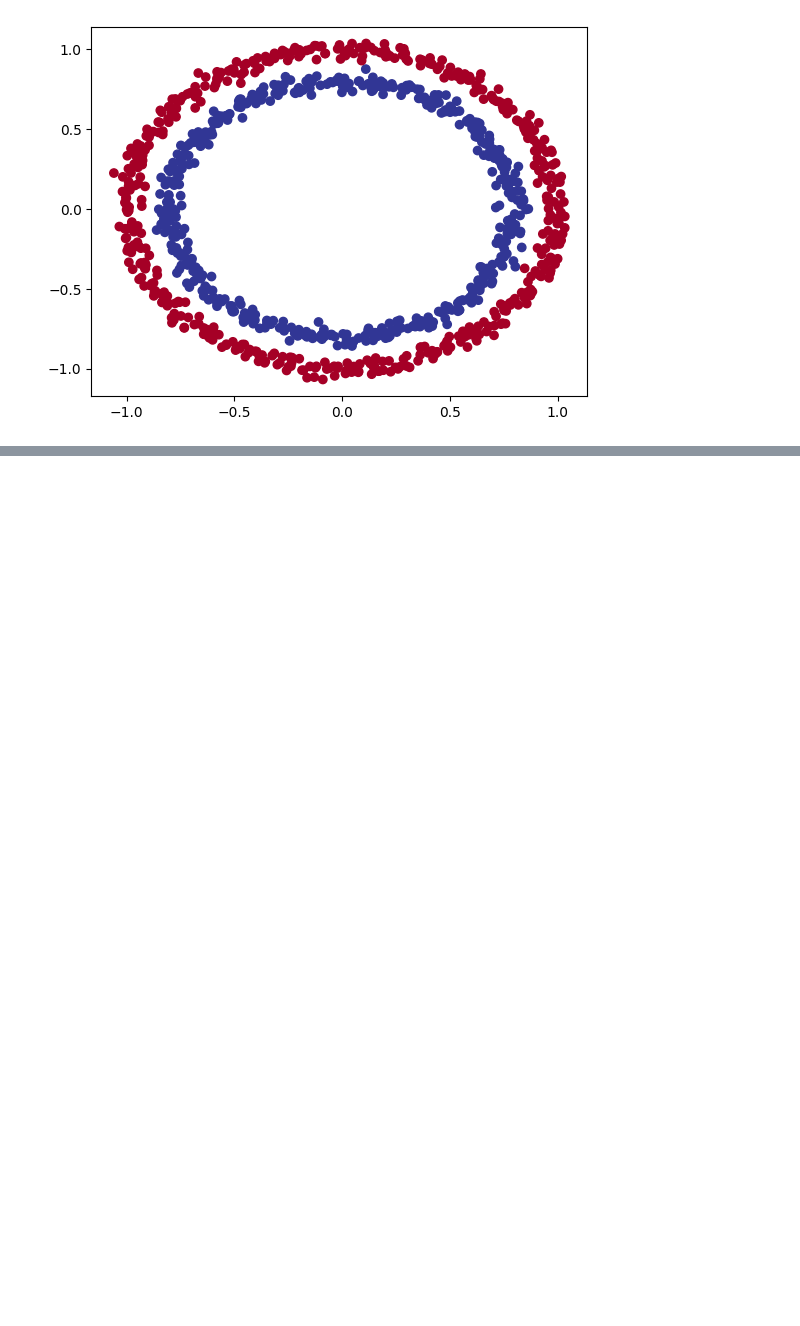
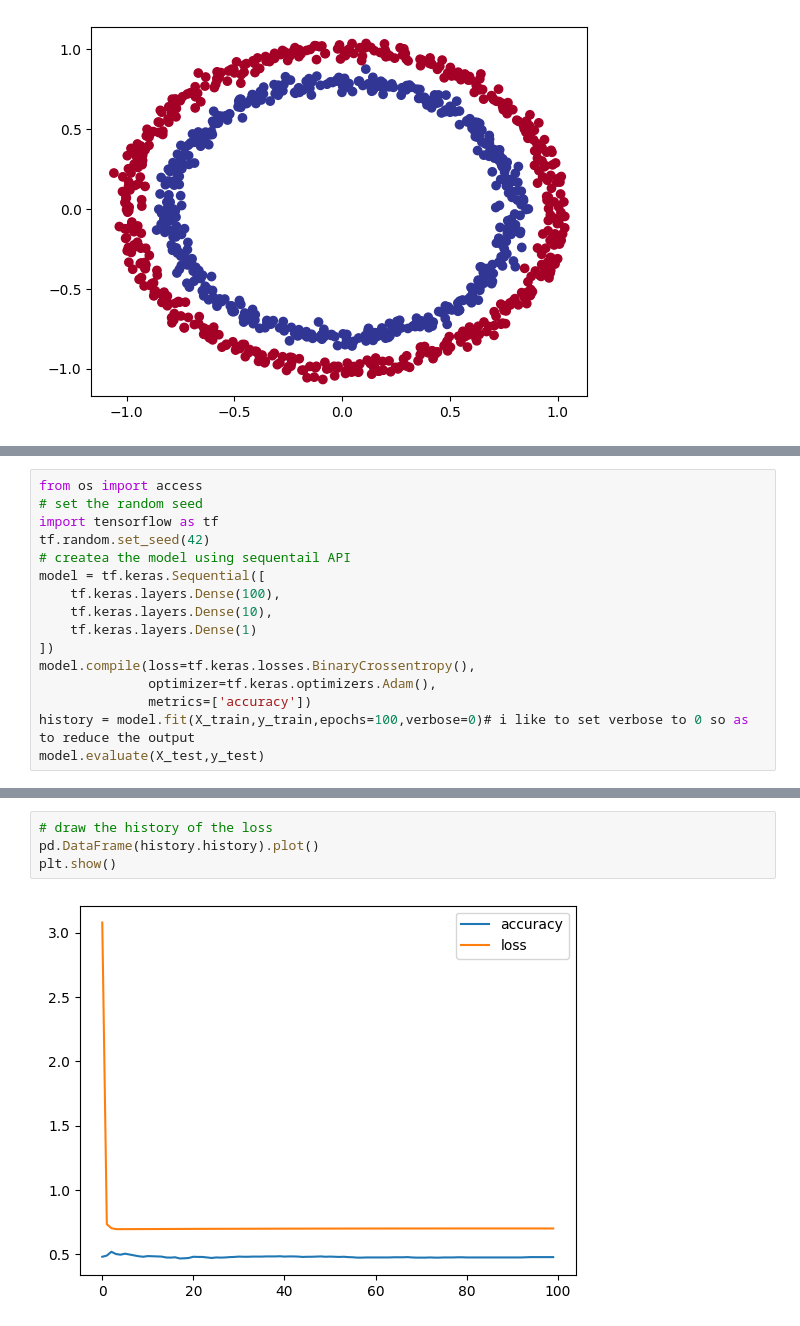
Before and after one commit to lewisnjue/AI, a Jupyter notebook: classifcaion_with_tensorflow.ipynb, the cells around one changed output, grey strips where cells are left out. Saved outputs shown, nothing was run; the diff lists cells and outputs as text; blank space fills up the shorter version.

```diff
--- a/classifcaion_with_tensorflow.ipynb
+++ b/classifcaion_with_tensorflow.ipynb
@@ -43,0 +65,16 @@ plt.show()
+# %%
+from os import access
+# set the random seed
+import tensorflow as tf
+tf.random.set_seed(42)
+# createa the model using sequentail API
+model = tf.keras.Sequential([
+    tf.keras.layers.Dense(100),
+    tf.keras.layers.Dense(10),
+    tf.keras.layers.Dense(1)
+])
+model.compile(loss=tf.keras.losses.BinaryCrossentropy(),
+              optimizer=tf.keras.optimizers.Adam(),
+              metrics=['accuracy'])
+history = model.fit(X_train,y_train,epochs=100,verbose=0)# i like to set verbose to 0 so as to reduce the output
+model.evaluate(X_test,y_test)
@@ -43,0 +101,6 @@ plt.show()
+# %%
+# draw the history of the loss
+pd.DataFrame(history.history).plot()
+plt.show()
+# %% [output]
+[figure, added]
```
Also changed, not shown: parts of 14 cells of this notebook.
